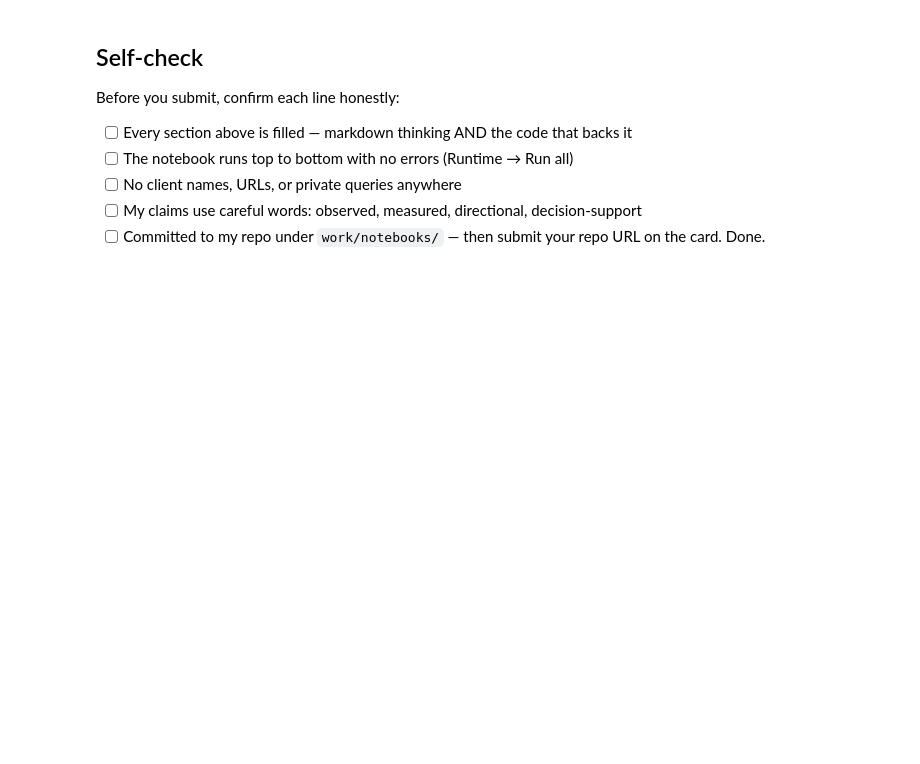
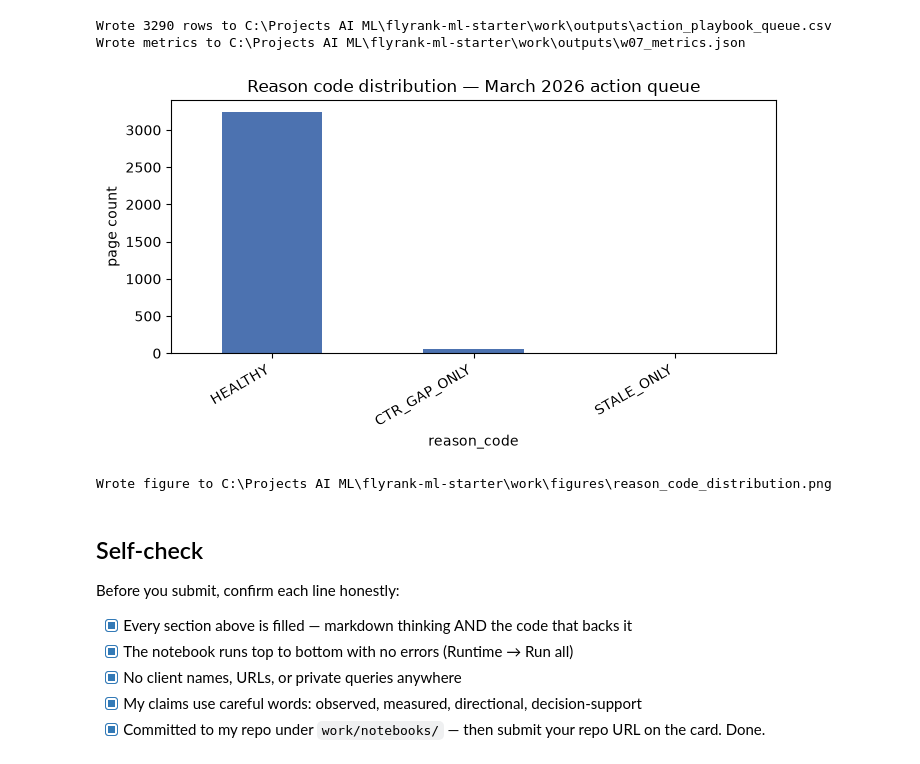
Before and after one commit to SajidurCodes/flyrank-ml-starter, a Jupyter notebook: work/notebooks/w07_action_playbook.ipynb, the cells around one changed output. Saved outputs shown, nothing was run; the diff lists cells and outputs as text; code cells hidden in the pictures; blank space fills up the shorter version.

Commit message:
W07 Done

```diff
--- a/work/notebooks/w07_action_playbook.ipynb
+++ b/work/notebooks/w07_action_playbook.ipynb
@@ -44,10 +237,58 @@ This skeleton is yours to fill. Work the sections **in order** — each one has
+# %%
+import matplotlib.pyplot as plt
+
+# --- CSV export ---
+out_csv = PROJECT_ROOT / "work" / "outputs" / "action_playbook_queue.csv"
+out_csv.parent.mkdir(parents=True, exist_ok=True)
+QUEUE.to_csv(out_csv, index=False)
+print(f"Wrote {len(QUEUE)} rows to {out_csv}")
+
+# --- Metrics JSON export ---
+metrics = {
+    "model": "Logistic Regression (final, trained on all rows)",
+    "label_definition": "clicks_april vs clicks_march, decline threshold -15%, min 5 clicks_march",
+    "validation_source": "w06_validation_audit.ipynb, client-grouped split, n=159 test rows",
+    "validation_precision_at_10pct": 0.800,
+    "validation_roc_auc": 0.530,
+    "baseline_rule_precision_at_10pct": 0.667,
+    "baseline_rule_roc_auc": 0.579,
+    "total_queue_rows": int(len(QUEUE)),
+    "action_distribution": QUEUE["action"].value_counts().to_dict(),
+    "reason_code_distribution": QUEUE["reason_code"].value_counts().to_dict(),
+    "confidence_distribution": QUEUE["confidence"].value_counts().to_dict(),
+}
+out_json = PROJECT_ROOT / "work" / "outputs" / "w07_metrics.json"
+with open(out_json, "w") as f:
+    jsonlib.dump(metrics, f, indent=2)
+print(f"Wrote metrics to {out_json}")
+
+# --- Figure export (committed) ---
+fig_dir = PROJECT_ROOT / "work" / "figures"
+fig_dir.mkdir(parents=True, exist_ok=True)
+
+fig, ax = plt.subplots(figsize=(7, 4))
+QUEUE["reason_code"].value_counts().plot(kind="bar", ax=ax, color="#4C72B0")
+ax.set_title("Reason code distribution — March 2026 action queue")
+ax.set_xlabel("reason_code")
+ax.set_ylabel("page count")
+plt.xticks(rotation=30, ha="right")
+plt.tight_layout()
+fig_path = fig_dir / "reason_code_distribution.png"
+plt.savefig(fig_path, dpi=150)
+plt.show()
+print(f"Wrote figure to {fig_path}")
+# %% [output]
+Wrote 3290 rows to C:\Projects AI ML\flyrank-ml-starter\work\outputs\action_playbook_queue.csv
+Wrote metrics to C:\Projects AI ML\flyrank-ml-starter\work\outputs\w07_metrics.json
+[figure, added]
+Wrote figure to C:\Projects AI ML\flyrank-ml-starter\work\figures\reason_code_distribution.png
 # %% [markdown]
 ## Self-check
 
 Before you submit, confirm each line honestly:
 
-- [ ] Every section above is filled — markdown thinking AND the code that backs it
-- [ ] The notebook runs top to bottom with no errors (Runtime → Run all)
-- [ ] No client names, URLs, or private queries anywhere
-- [ ] My claims use careful words: observed, measured, directional, decision-support
-- [ ] Committed to my repo under `work/notebooks/` — then submit your repo URL on the card. Done.
+- [x] Every section above is filled — markdown thinking AND the code that backs it
+- [x] The notebook runs top to bottom with no errors (Runtime → Run all)
+- [x] No client names, URLs, or private queries anywhere
+- [x] My claims use careful words: observed, measured, directional, decision-support
+- [x] Committed to my repo under `work/notebooks/` — then submit your repo URL on the card. Done.
```
Also changed, not shown: parts of 19 cells of this notebook, 2 other files.
